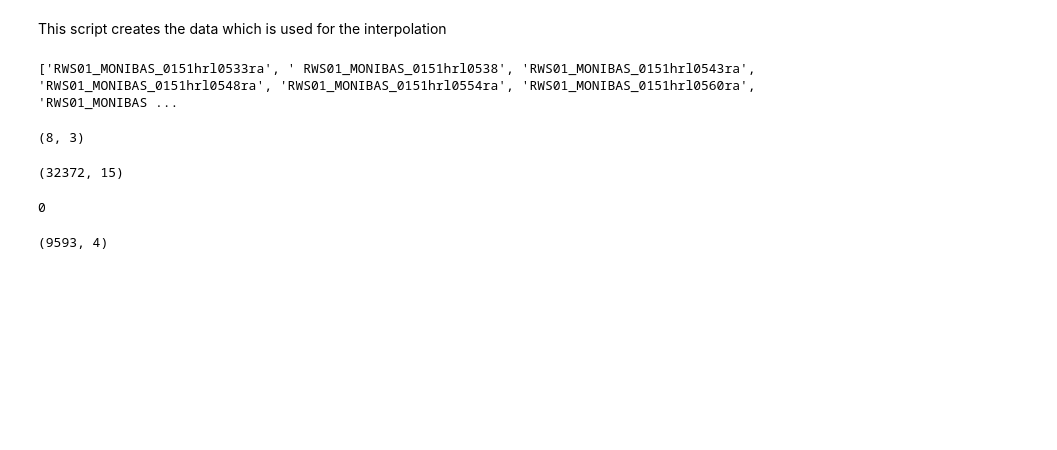
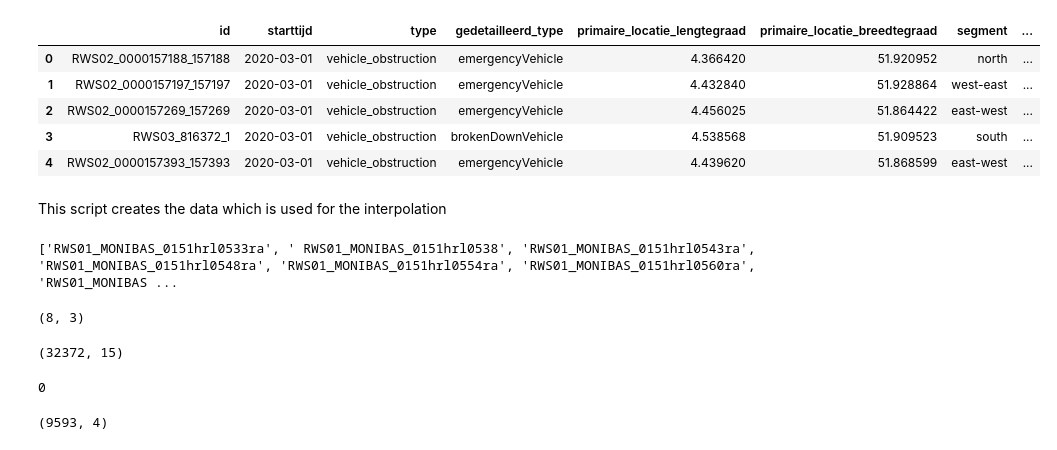
Before and after one commit to migueldlcc/DataScience, a Jupyter notebook: basFiles/createDataForInterpolation.ipynb, the cells around one changed output. Cells and saved outputs as stored; diff of their text form; code cells hidden in the pictures; blank space fills up the shorter version.

```diff
--- a/basFiles/createDataForInterpolation.ipynb
+++ b/basFiles/createDataForInterpolation.ipynb
@@ -5,3 +7,35 @@ import pandas as pd
+# %%
+driver='postgresql'
+username='dab_ds23241a_223'
+dbname=username # it is the same as the username
+password='Bh6KFgcWazMMCPvZ'
+server='bronto.ewi.utwente.nl'
+port='5432'
+
+# Create an engine instance
+alchemy_engine = create_engine(f'{driver}://{username}:{password}@{server}:{port}/{dbname}')
+
+# Connect to PostgreSQL server
+db_connection = alchemy_engine.connect()
+
+# Read the data into a_df
+a_df = pd.read_sql(f"select * from \"project\".\"Incidents_With_Cameras\"", db_connection)
+
+# Convert the 'before' and 'after' columns from JSON strings back to dictionaries
+a_df['before'] = a_df['before'].apply(lambda x: json.loads(x) if pd.notnull(x) else {})
+a_df['after'] = a_df['after'].apply(lambda x: json.loads(x) if pd.notnull(x) else {})
+
+# Close the database connection
+db_connection.close()
+
+a_df.head()
+# %% [output]
+|  | id | starttijd | type | gedetailleerd_type | primaire_locatie_lengtegraad | primaire_locatie_breedtegraad | segment | ... |
+| 0 | RWS02_0000157188_157188 | 2020-03-01 | vehicle_obstruction | emergencyVehicle | 4.366420 | 51.920952 | north | ... |
+| 1 | RWS02_0000157197_157197 | 2020-03-01 | vehicle_obstruction | emergencyVehicle | 4.432840 | 51.928864 | west-east | ... |
+| 2 | RWS02_0000157269_157269 | 2020-03-01 | vehicle_obstruction | emergencyVehicle | 4.456025 | 51.864422 | east-west | ... |
+| 3 | RWS03_816372_1 | 2020-03-01 | vehicle_obstruction | brokenDownVehicle | 4.538568 | 51.909523 | south | ... |
+| 4 | RWS02_0000157393_157393 | 2020-03-01 | vehicle_obstruction | emergencyVehicle | 4.439620 | 51.868599 | east-west | ... |
 # %% [markdown]
 This script creates the data which is used for the interpolation
 # %%
```
Also changed, not shown: parts of 1 cell of this notebook, 1 other file.
